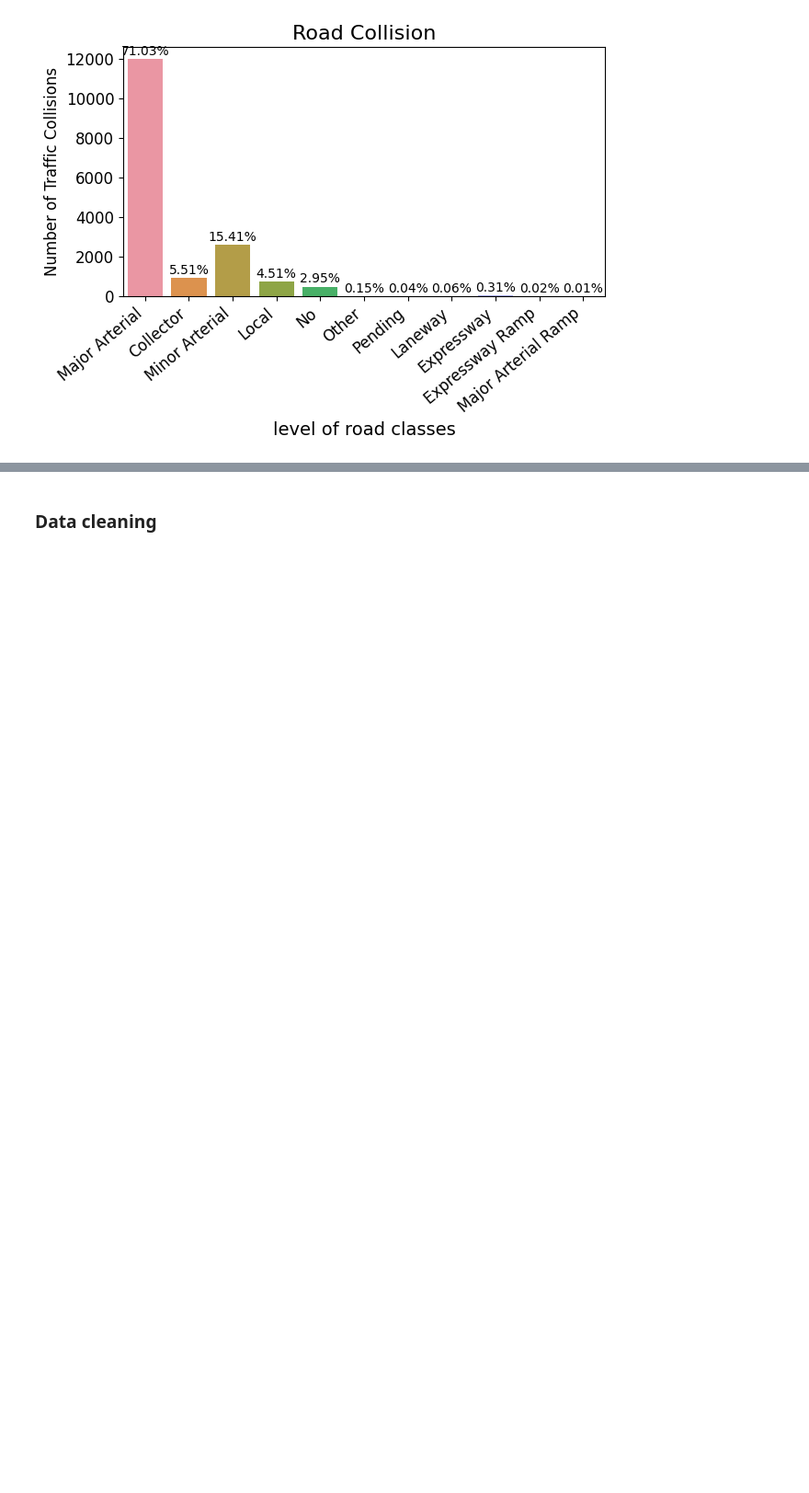
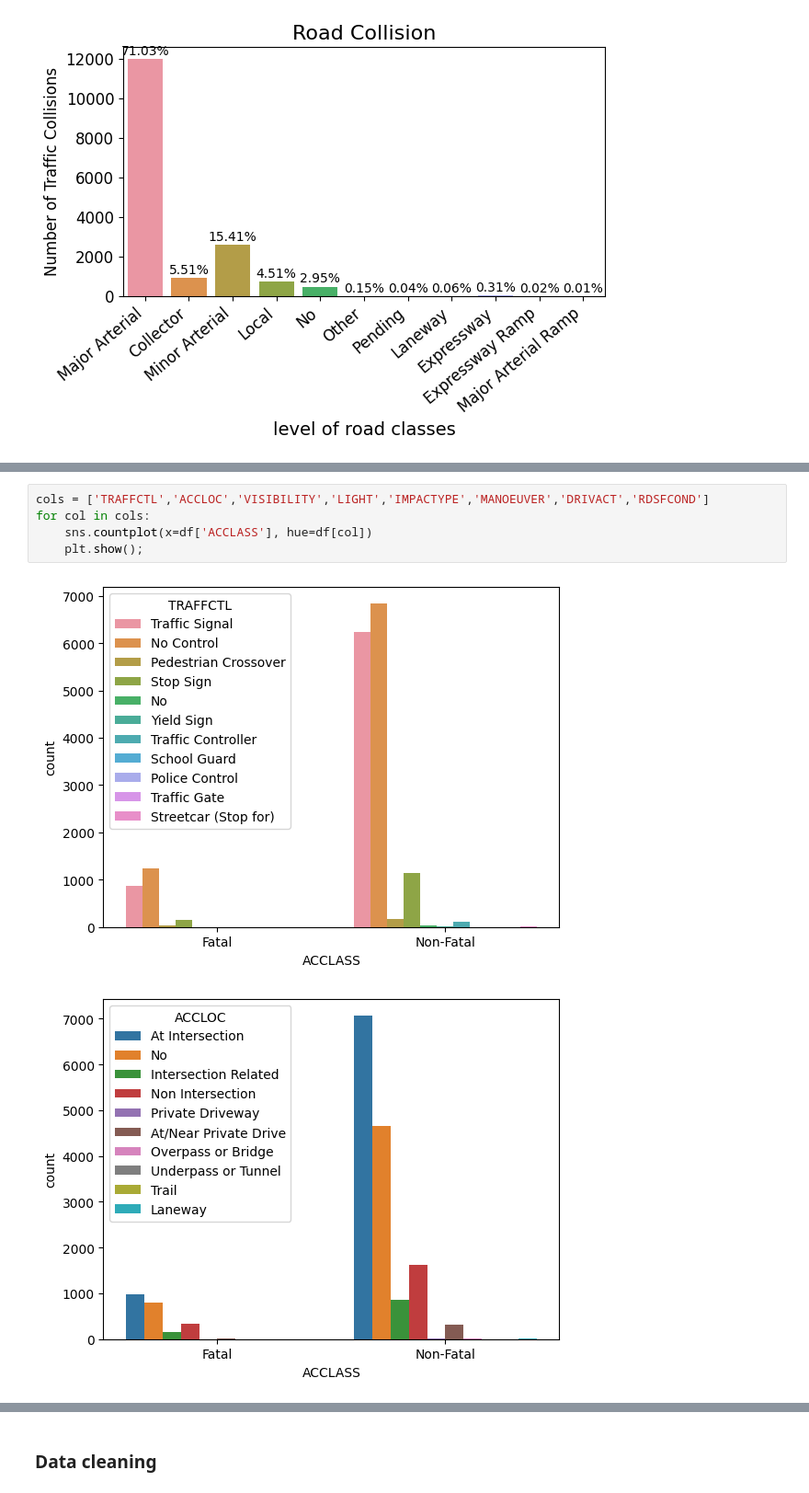
Before and after one commit to KingSolDot/Traffic_Collision_Outcome_Prediciton, a Jupyter notebook: traffic_collision_outcome_prediction.ipynb, the cells around one changed output, grey strips where cells are left out. Shown at 92% size. Cells and saved outputs as stored; diff of their text form; blank space fills up the shorter version.

```diff
--- a/traffic_collision_outcome_prediction.ipynb
+++ b/traffic_collision_outcome_prediction.ipynb
@@ -213,0 +234,8 @@ conut_feature(df['ROAD_CLASS'], 'level of road classes',"Road Collision")
+# %%
+cols = ['TRAFFCTL','ACCLOC','VISIBILITY','LIGHT','IMPACTYPE','MANOEUVER','DRIVACT','RDSFCOND']
+for col in cols:
+    sns.countplot(x=df['ACCLASS'], hue=df[col])
+    plt.show();
+# %% [output]
+[figure, added]
+[figure, added]
```
Also changed, not shown: parts of 4 cells of this notebook, 1 other file.
